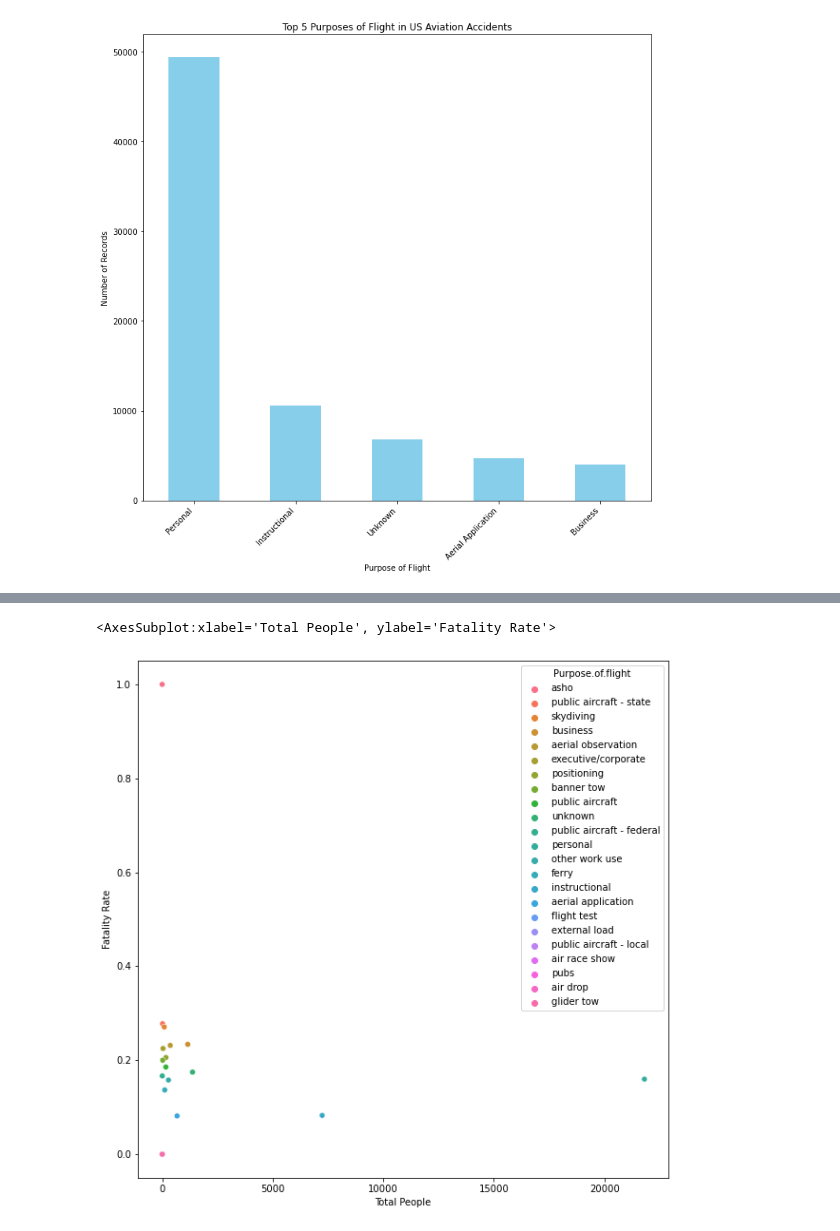
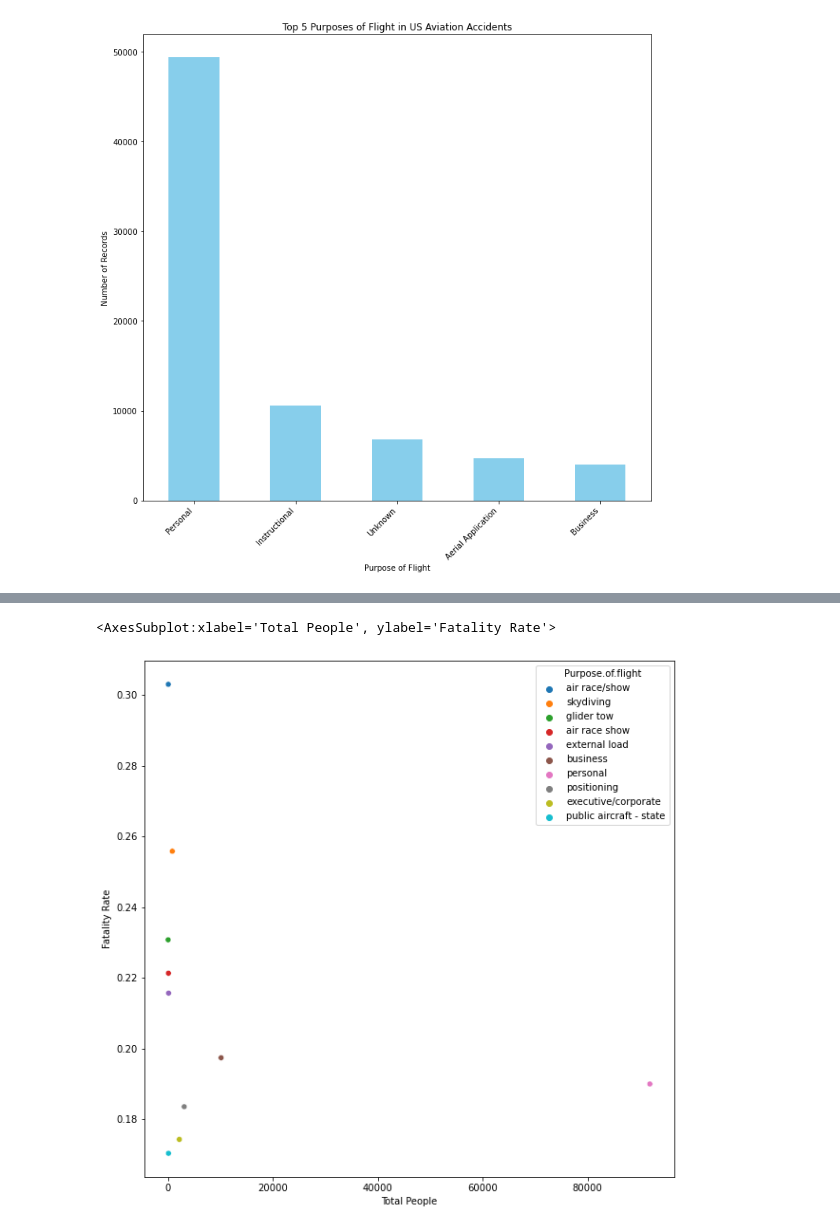
Before and after one commit to sharleneateyo/phase_1_project, a Jupyter notebook: notebook.ipynb, the cells around one changed output, grey strips where cells are left out. Saved outputs shown, nothing was run; the diff lists cells and outputs as text; code cells hidden in the pictures.

```diff
--- a/notebook.ipynb
+++ b/notebook.ipynb
@@ -619,6 +604,6 @@ this indicated less fatality rates, and high chances of survivability. from this
 # %%
 # grouping by purpose of fight
-purpose_stats = filtered_aviation_data.groupby("Purpose.of.flight").agg({'Event.Id': 'count',
+purpose_stats = us_aviation_accidents_data.groupby("Purpose.of.flight").agg({'Event.Id': 'count',
                                                        'Total.Fatal.Injuries':'sum',
                                                        'Total.Serious.Injuries': 'sum',
                                                        'Total.Minor.Injuries': 'sum',
@@ -682,5 +666,7 @@ purpose_stats.sort_values(by= 'Fatality Rate')
 # %%
 purpose_stats= purpose_stats.sort_values(by='Fatality Rate', ascending= False).reset_index()
+# %%
+top_purpose_stats= purpose_stats[purpose_stats["Event.Id"] > 50].head(10)
 # %%
 # plotting
 plt.figure(figsize=(10, 10))
@@ -710,10 +693,10 @@ A few purposes have no to low fatality risks
 # %%
 # scatter plot showing fatality rate per flight purpose
 plt.figure(figsize=(10, 10))
-sns.scatterplot(data= purpose_stats, x='Total People', y='Fatality Rate', hue= "Purpose.of.flight", alpha=1.0)
+sns.scatterplot(data= top_purpose_stats, x='Total People', y='Fatality Rate', hue= "Purpose.of.flight", alpha=1.0)
 # %% [output]
 <AxesSubplot:xlabel='Total People', ylabel='Fatality Rate'>
-[figure, old version]
+[figure, new version]
 # %%
 # analyzing risk by state
 states_stats= us_aviation_accidents_data.groupby("State").agg({'Event.Id': 'count',
```
Also changed, not shown: parts of 29 cells of this notebook.
